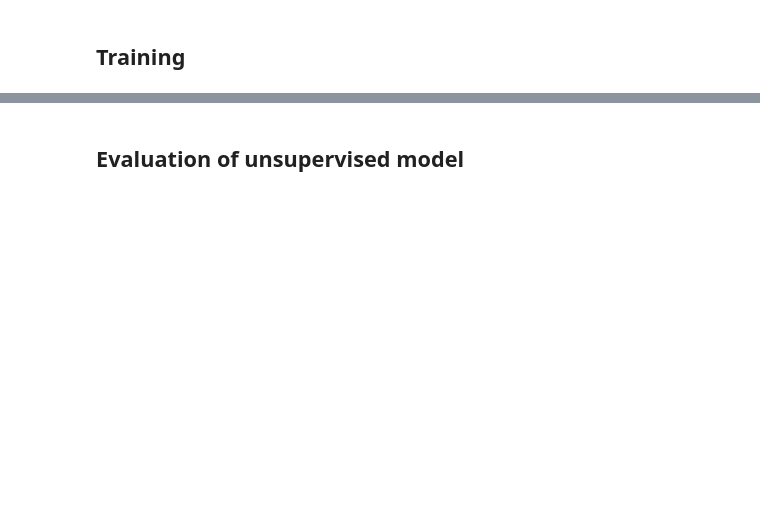
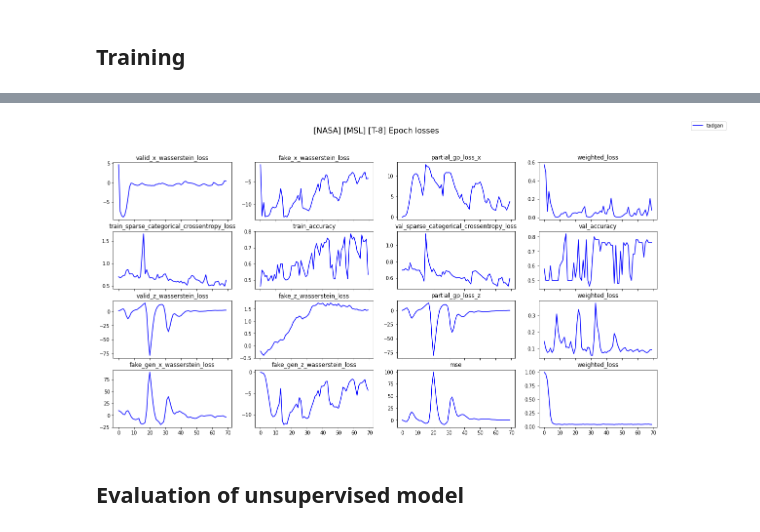
Before and after one commit to lcwong0928/hitlads, a Jupyter notebook: notebooks/1.1-lw-hitl.ipynb, the cells around one changed output, grey strips where cells are left out. Drawn from its saved outputs; the diff is of its cells as text; code cells hidden in the pictures; blank space fills up the shorter version.

```diff
--- a/notebooks/1.1-lw-hitl.ipynb
+++ b/notebooks/1.1-lw-hitl.ipynb
@@ -407,7 +339,7 @@ ________________________________________________________________________________
 # %% [markdown]
 ## Dataset Selection
 # %%
-def split_supervised_samples(y, labels, limit=None):
+def split_supervised_samples(X, y, labels, limit=None):
     labels = pd.Series(labels)
 
     sup_anomaly_index = labels[labels==1].index
@@ -423,6 +355,7 @@ def split_supervised_samples(y, labels, limit=None):
     sup_samples = np.concatenate((sup_anomaly_samples, sup_non_anomaly_samples))
     sup_labels = np.concatenate((np.ones(len(sup_anomaly_samples)), np.zeros(len(sup_non_anomaly_samples))))
 
-    unsup_samples = y[~np.isin(np.arange(len(y)), list(sup_anomaly_index) + list(sup_non_anomaly_index))]
+    X_unsup = X[~np.isin(np.arange(len(X)), list(sup_anomaly_index) + list(sup_non_anomaly_index))]
+    y_unsup = y[~np.isin(np.arange(len(y)), list(sup_anomaly_index) + list(sup_non_anomaly_index))]
 
-    return sup_samples, sup_labels, unsup_samples
+    return sup_samples, sup_labels, X_unsup, y_unsup
@@ -465,0 +395,12 @@ def generate_fake_samples(n_samples, latent_dim, generator):
+# %%
+enable_supervised = True
+num_samples = 100
+
+fake = np.ones((batch_size, 1))
+valid = -np.ones((batch_size, 1))
+delta = np.ones((batch_size, 1))
+
+X_sup, labels_sup, X_unsup, y_unsup = split_supervised_samples(X_test, y_test, labels_test, num_samples)
+X_sup_train, X_sup_val, labels_sup_train, labels_sup_val = train_test_split(X_sup, labels_sup, stratify=labels_sup)
+
+X_sup_train.shape, X_sup_val.shape, labels_sup_train.shape, labels_sup_val.shape, X_unsup.shape, y_unsup.shape
@@ -522,3 +481,30 @@ IndexError: index 0 is out of bounds for axis 0 with size 0
+# %%
+def plot_losses(tadgan_loss, output_directory=None):
+    fig, axs = plt.subplots(4, 4, figsize=(20, 10), sharey=False, sharex=True)
+
+    epoch_loss_names = [
+        ['valid_x_wasserstein_loss', 'fake_x_wasserstein_loss', 'partial_gp_loss_x', 'weighted_loss'],
+        ['train_sparse_categorical_crossentropy_loss', 'train_accuracy', 'val_sparse_categorical_crossentropy_loss', 'val_accuracy'],
+        ['valid_z_wasserstein_loss', 'fake_z_wasserstein_loss', 'partial_gp_loss_z', 'weighted_loss'],
+        ['fake_gen_x_wasserstein_loss', 'fake_gen_z_wasserstein_loss', 'mse', 'weighted_loss'],
+    ]
+
+    num_epoch, num_model, num_loss = tadgan_loss.shape
+
+    index = [epoch for epoch in range(num_epoch)]
+    for i in range(num_model):
+        for j in range(num_loss):
+            axs[i][j].set_title(epoch_loss_names[i][j])
+            axs[i][j].plot(index, tadgan_loss[:, i, j], label='tadgan', color='b')
+
+    fig.suptitle(f'[{source}] [{dataset}] [{signal}] Epoch losses', fontsize=16)
+    handles, labels = axs[0][0].get_legend_handles_labels()
+    fig.legend(handles, labels, loc='upper right')
+    # fig.savefig(os.path.join(output_directory, 'epoch_losses.png'))
+# %%
+plot_losses(np.array(epoch_loss))
+# %% [output]
+[figure, added]
 # %% [markdown]
 ## Evaluation of unsupervised model
 # %%
```
Also changed, not shown: parts of 31 cells of this notebook, 6 other files.
